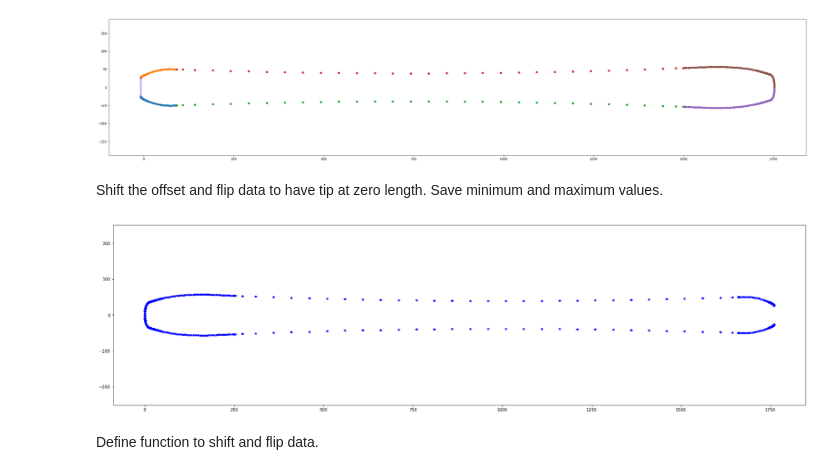
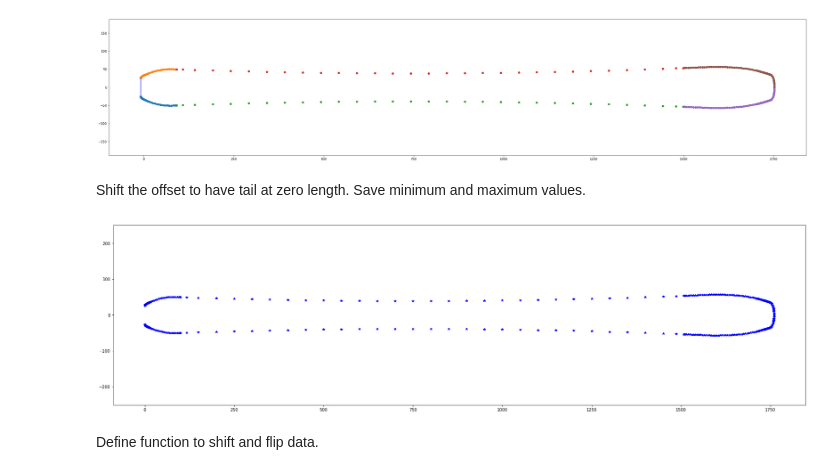
Before and after one commit to raphaFanti/skiScanner-DataLogger, a Jupyter notebook: Post processing/dxf files comparison.ipynb, the cells around one changed output. Drawn from its saved outputs; the diff is of its cells as text; code cells hidden in the pictures.

```diff
--- a/Post processing/dxf files comparison.ipynb
+++ b/Post processing/dxf files comparison.ipynb
@@ -84,38 +84,33 @@ plt.show()
 # %% [output]
 [figure]
 # %% [markdown]
-Shift the offset and flip data to have tip at zero length. Save minimum and maximum values.
+Shift the offset to have tail at zero length. Save minimum and maximum values.
 # %%
 tot_x = []
 tot_y = []
 for spline in msp.query('SPLINE[layer=="2_Ski"]'):
     points = np.array(spline.control_points)
     x_nodes = points[:,0]
     y_nodes = points[:,1]
 
     if x_nodes[0] > x_nodes[1]:
         x_nodes = x_nodes[::-1]
         y_nodes = y_nodes[::-1]
 
     tot_x = np.append(tot_x, x_nodes)
     tot_y = np.append(tot_y, y_nodes)
 
 minimum = np.min(tot_x)
 
 tot_x = tot_x - minimum
 
-maximum = np.max(tot_x)
-
-tot_x = tot_x - maximum
-tot_x = -tot_x
-
 plt.figure(figsize=(30, 8))
 
 plt.plot(tot_x, tot_y, 'b*', label='myspline')
 plt.axis('equal')
 plt.show()
 # %% [output]
-[figure, old version]
+[figure, new version]
 # %% [markdown]
 Define function to shift and flip data.
 # %%
```
Also changed, not shown: parts of 4 cells of this notebook.
